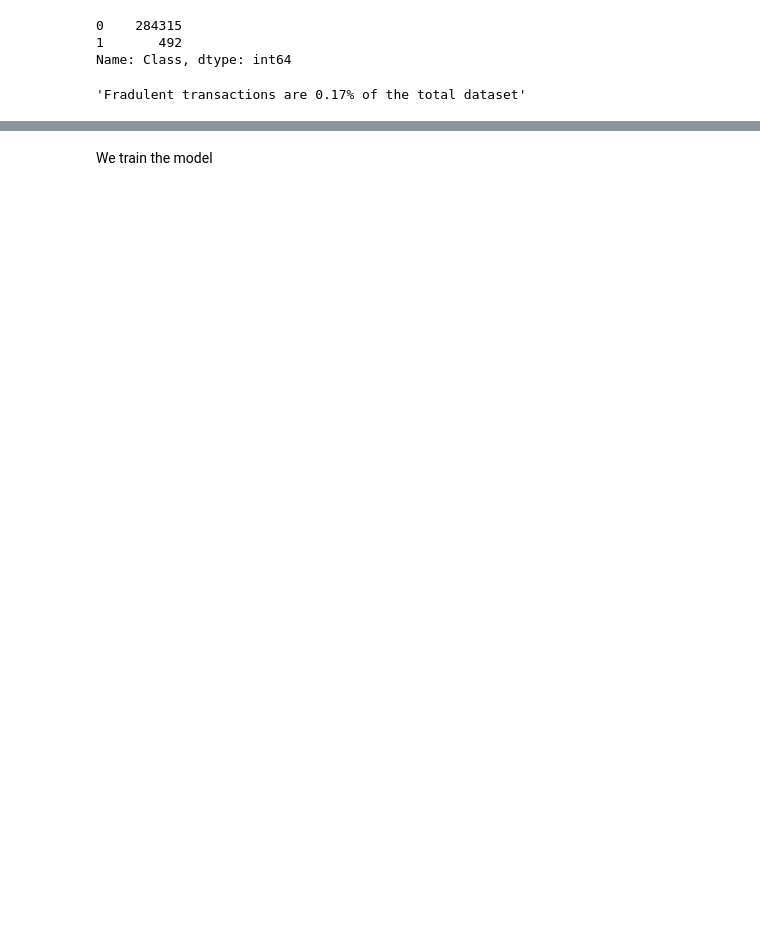
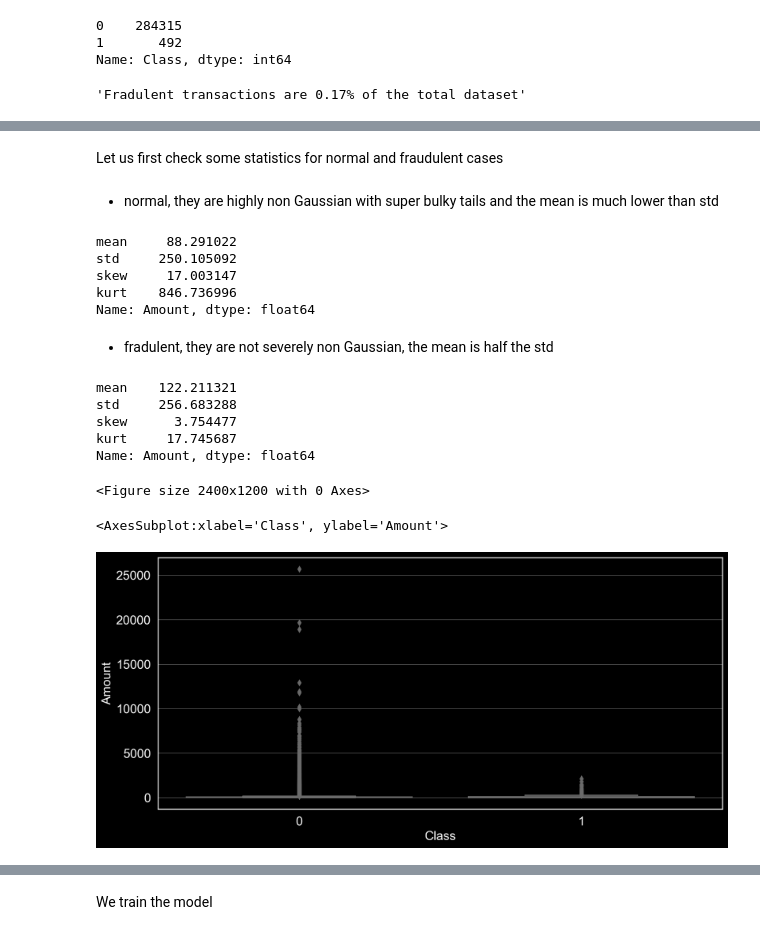
Before and after one commit to ViktorGakis/Projects, a Jupyter notebook: Credit Card Fraud Detection/credcardfraud.ipynb, the cells around one changed output, grey strips where cells are left out. Drawn from its saved outputs; the diff is of its cells as text; code cells hidden in the pictures; blank space fills up the shorter version.

```diff
--- a/Credit Card Fraud Detection/credcardfraud.ipynb
+++ b/Credit Card Fraud Detection/credcardfraud.ipynb
@@ -167,0 +395,29 @@ Surprisingly there is none.
+# %% [markdown]
+Let us first check some statistics for normal and fraudulent cases
+# %% [markdown]
+- normal, they are highly non Gaussian with super bulky tails and the mean is much lower than std
+# %%
+df[df.Class==0].Amount.agg(['mean', 'std', 'skew', 'kurt'])
+# %% [output]
+mean     88.291022
+std     250.105092
+skew     17.003147
+kurt    846.736996
+Name: Amount, dtype: float64
+# %% [markdown]
+- fradulent, they are not severely non Gaussian,  the mean is half the std
+# %%
+df[df.Class==1].Amount.agg(['mean', 'std', 'skew', 'kurt'])
+# %% [output]
+mean    122.211321
+std     256.683288
+skew      3.754477
+kurt     17.745687
+Name: Amount, dtype: float64
+# %%
+plt.figure(figsize=(12,6), dpi=200)
+sns.boxplot(data=df, x='Class',y='Amount')
+# %% [output]
+<Figure size 2400x1200 with 0 Axes>
+<AxesSubplot:xlabel='Class', ylabel='Amount'>
+[figure, added]
```
Also changed, not shown: parts of 145 cells of this notebook, 3 other files.
